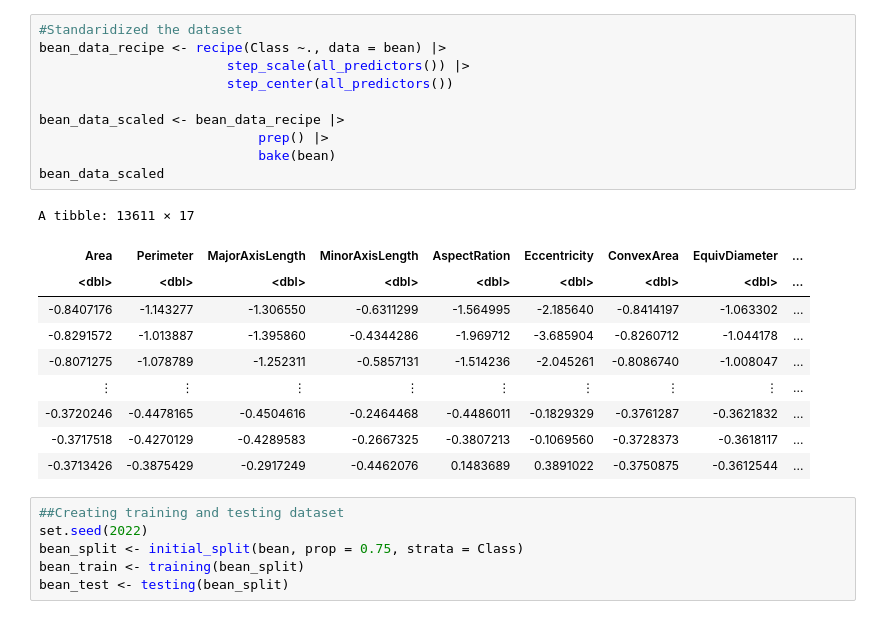
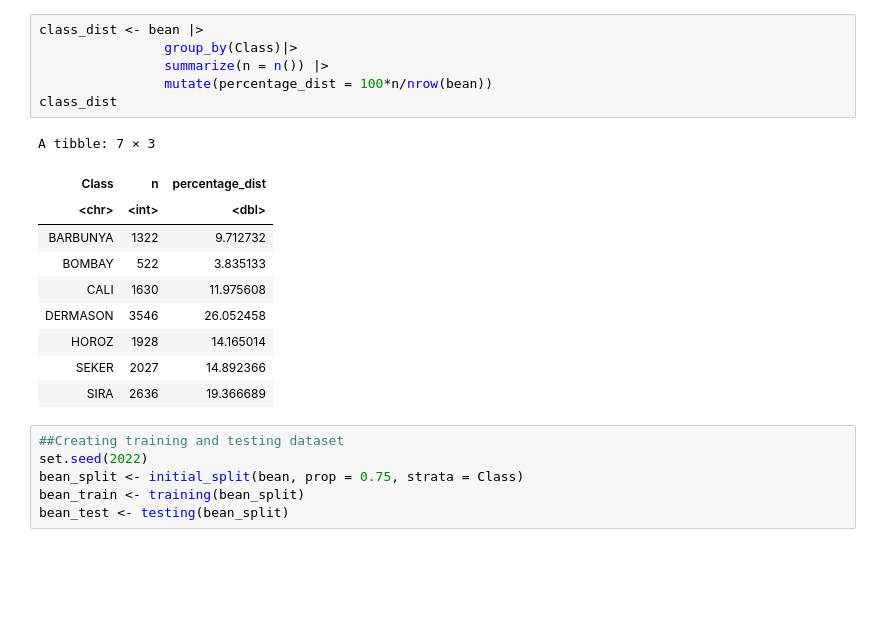
Before and after one commit to emeraldnqa/Bean-Type-Classfiifcation, a Jupyter notebook: proposal code.ipynb, the cells around one changed output. Saved outputs shown, nothing was run; the diff lists cells and outputs as text; blank space fills up the shorter version.

```diff
--- a/proposal code.ipynb
+++ b/proposal code.ipynb
@@ -22,27 +50,23 @@ A tibble: 13611 × 17
 | 42139 | 759.321 | 281.5399 | 191.1880 | 1.472582 | 0.7340648 | 42569 | 231.6313 | ... |
 | 42147 | 763.779 | 283.3826 | 190.2757 | 1.489326 | 0.7410548 | 42667 | 231.6532 | ... |
 | 42159 | 772.237 | 295.1427 | 182.2047 | 1.619841 | 0.7866930 | 42600 | 231.6862 | ... |
-# %%
-#Standaridized the dataset
-bean_data_recipe <- recipe(Class ~., data = bean) |>
-                        step_scale(all_predictors()) |>
-                        step_center(all_predictors())
-
-bean_data_scaled <- bean_data_recipe |>
-                            prep() |>
-                            bake(bean)
-bean_data_scaled
-# %% [output]
-A tibble: 13611 × 17
-| Area | Perimeter | MajorAxisLength | MinorAxisLength | AspectRation | Eccentricity | ConvexArea | EquivDiameter | ... |
-| <dbl> | <dbl> | <dbl> | <dbl> | <dbl> | <dbl> | <dbl> | <dbl> | ... |
-| -0.8407176 | -1.143277 | -1.306550 | -0.6311299 | -1.564995 | -2.185640 | -0.8414197 | -1.063302 | ... |
-| -0.8291572 | -1.013887 | -1.395860 | -0.4344286 | -1.969712 | -3.685904 | -0.8260712 | -1.044178 | ... |
-| -0.8071275 | -1.078789 | -1.252311 | -0.5857131 | -1.514236 | -2.045261 | -0.8086740 | -1.008047 | ... |
-| ⋮ | ⋮ | ⋮ | ⋮ | ⋮ | ⋮ | ⋮ | ⋮ | ... |
-| -0.3720246 | -0.4478165 | -0.4504616 | -0.2464468 | -0.4486011 | -0.1829329 | -0.3761287 | -0.3621832 | ... |
-| -0.3717518 | -0.4270129 | -0.4289583 | -0.2667325 | -0.3807213 | -0.1069560 | -0.3728373 | -0.3618117 | ... |
-| -0.3713426 | -0.3875429 | -0.2917249 | -0.4462076 | 0.1483689 | 0.3891022 | -0.3750875 | -0.3612544 | ... |
+# %%
+class_dist <- bean |>
+                group_by(Class)|>
+                summarize(n = n()) |>
+                mutate(percentage_dist = 100*n/nrow(bean))
+class_dist
+# %% [output]
+A tibble: 7 × 3
+| Class | n | percentage_dist |
+| <chr> | <int> | <dbl> |
+| BARBUNYA | 1322 | 9.712732 |
+| BOMBAY | 522 | 3.835133 |
+| CALI | 1630 | 11.975608 |
+| DERMASON | 3546 | 26.052458 |
+| HOROZ | 1928 | 14.165014 |
+| SEKER | 2027 | 14.892366 |
+| SIRA | 2636 | 19.366689 |
 # %%
 ##Creating training and testing dataset
 set.seed(2022)
```
Also changed, not shown: parts of 6 cells of this notebook.
